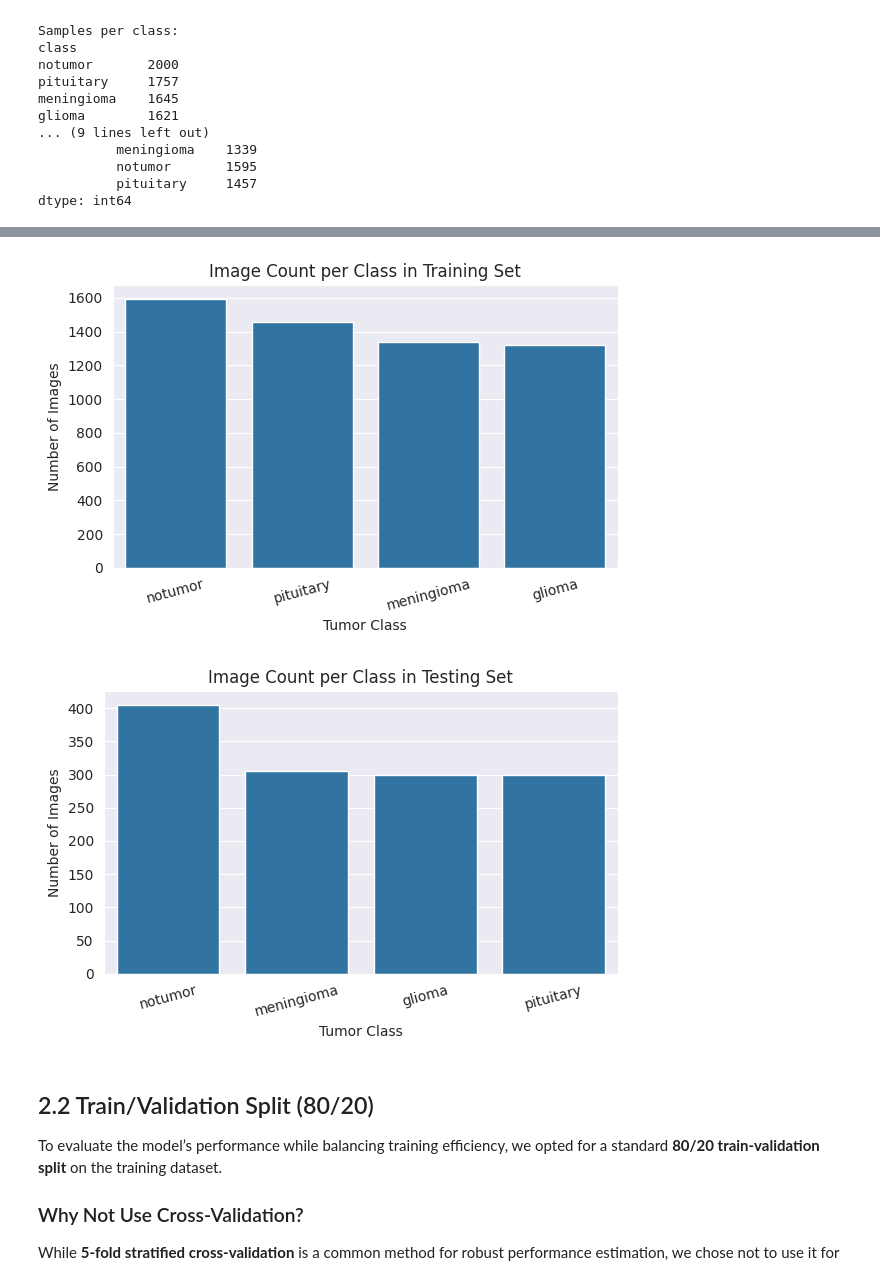
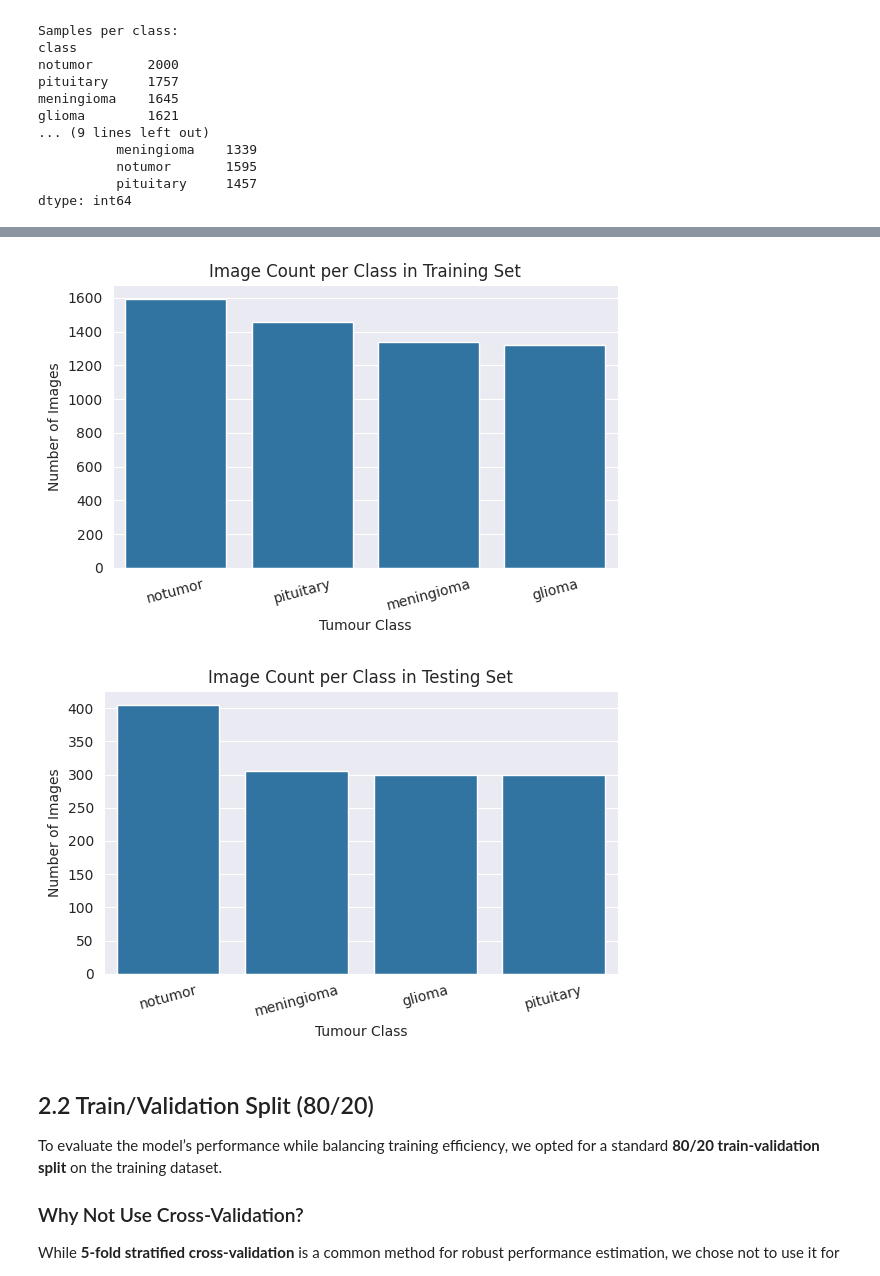
Before and after one commit to Brum99/MRI_brain_tumor_prediction, a Jupyter notebook: MRI_brain_tumor_prediction_colab.ipynb, the cells around one changed output, grey strips where cells are left out. Cells and saved outputs as stored; diff of their text form; code cells hidden in the pictures.

```diff
--- a/MRI_brain_tumor_prediction_colab.ipynb
+++ b/MRI_brain_tumor_prediction_colab.ipynb
@@ -223,6 +223,9 @@ glioma        1621
           pituitary     1457
 dtype: int64
 # %%
+# Getting the image path in my google Colab
+save_dir = os.path.join(base_dir, 'images-from-notebook')
+
 # Sample one random image per class
 sample_df = df.groupby('class').apply(lambda x: x.sample(1)).reset_index(drop=True)
 
@@ -238,5 +241,11 @@ for i, row in sample_df.iterrows():
 
 plt.suptitle("Random MRI from Each Class", fontsize=16)
 plt.tight_layout()
+
+# Save the figure
+save_path = os.path.join(save_dir, 'random_mri_samples.png')
+plt.savefig(save_path)
+
+# Show the plot
 plt.show()
 # %% [output]
@@ -244,22 +253,27 @@ plt.show()
 # %%
 # Filter for training set
 train_df = df[df['set'] == 'Training']
 
 # Count class instances
 class_counts = train_df['class'].value_counts()
 
 # Plot
-
 plt.figure(figsize=(6, 4))
 sns.countplot(data=train_df, x='class', order=class_counts.index)
 plt.title("Image Count per Class in Training Set")
 plt.ylabel("Number of Images")
-plt.xlabel("Tumor Class")
+plt.xlabel("Tumour Class")
 plt.xticks(rotation=15)
 plt.tight_layout()
+
+# Save the figure
+plot_path = os.path.join(save_dir, 'class_distribution_training.png')
+plt.savefig(plot_path)
+
+# Show the plot
 plt.show()
 # %% [output]
-[figure, old version]
+[figure, new version]
 # %%
 # Test Images
 test_df = df[df['set'] == 'Testing']
@@ -269,12 +283,18 @@ plt.figure(figsize=(6, 4))
 sns.countplot(data=test_df, x='class', order=test_class_counts.index)
 plt.title("Image Count per Class in Testing Set")
 plt.ylabel("Number of Images")
-plt.xlabel("Tumor Class")
+plt.xlabel("Tumour Class")
 plt.xticks(rotation=15)
 plt.tight_layout()
+
+# Save the plot
+plot_path = os.path.join(save_dir, 'class_distribution_testing.png')
+plt.savefig(plot_path)
+
+# Show the plot
 plt.show()
 # %% [output]
-[figure, old version]
+[figure, new version]
 # %% [markdown]
 ## 2.2 Train/Validation Split (80/20)
 
```
Also changed, not shown: parts of 16 cells of this notebook.
